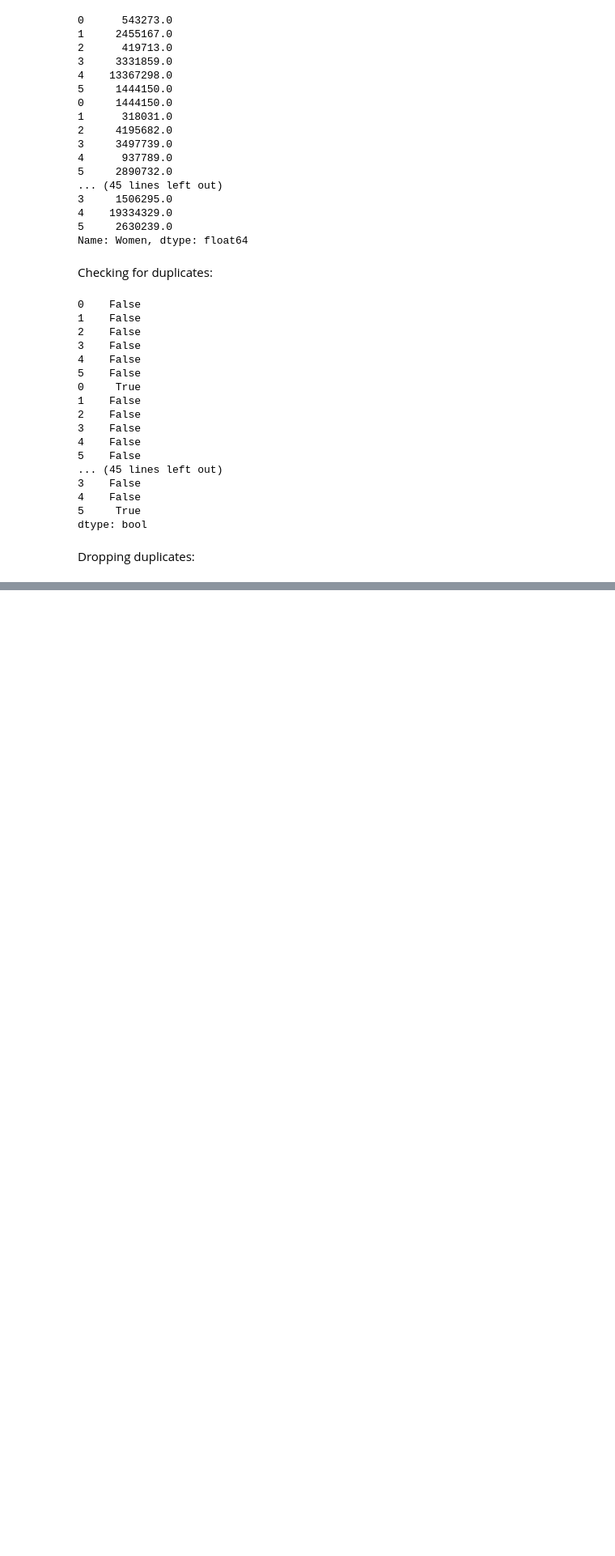
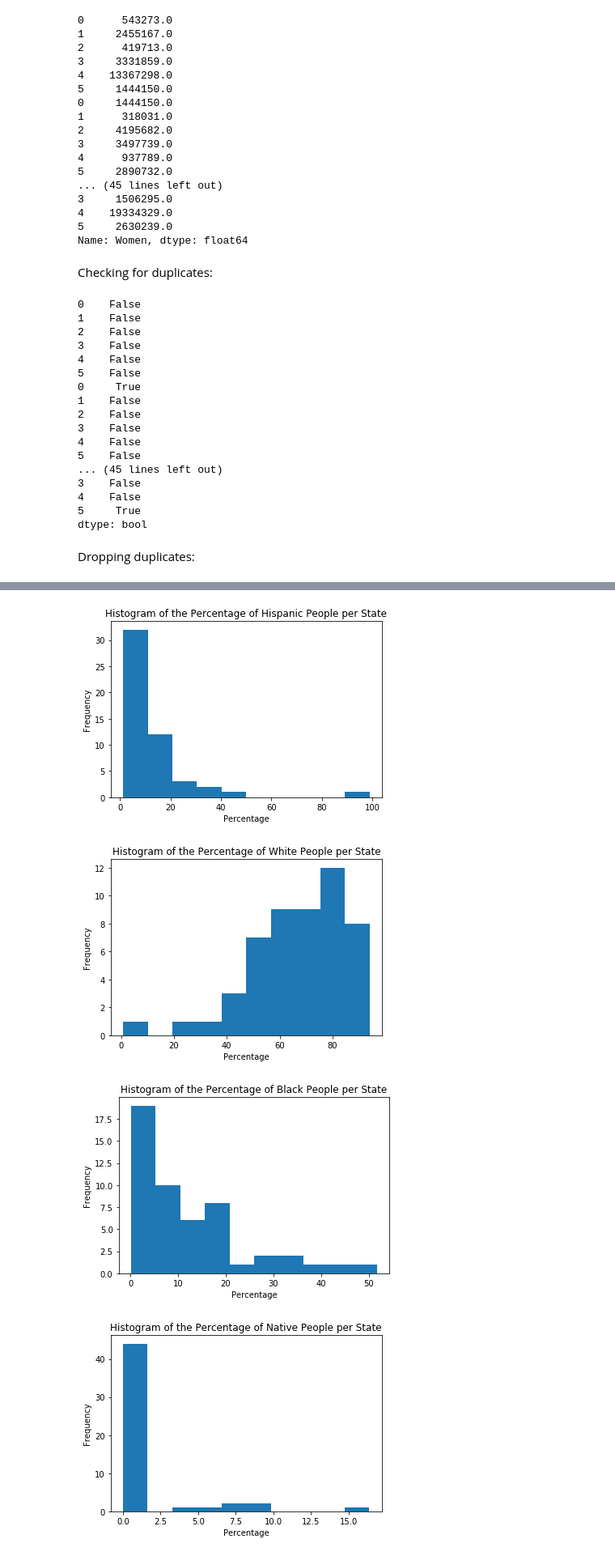
Before and after one commit to deepliya/Cleaning-US-Census-Data, a Jupyter notebook: Cleaning-US-Census-Data.ipynb, the cells around one changed output, grey strips where cells are left out. Shown: that part at 81% size. Saved outputs shown, nothing was run; the diff lists cells and outputs as text; code cells hidden in the pictures; blank space fills up the shorter version.

```diff
--- a/Cleaning-US-Census-Data.ipynb
+++ b/Cleaning-US-Census-Data.ipynb
@@ -219,0 +237,27 @@ census
+# %%
+for race in ['Hispanic', 'White', 'Black', 'Native', 'Asian', 'Pacific']:
+    for index in range(0,len(us_census)):
+        string = str(us_census[race].iat[index])
+        replace = string.replace('%', '')
+        if (replace == "nan"):
+            replace = ""
+        us_census[race].iat[index] = replace
+    us_census[race] = pd.to_numeric(us_census[race])
+
+us_census['Pacific'] = us_census['Pacific'].fillna(100 - us_census['Hispanic'] - us_census['White'] - us_census['Black'] - us_census['Native'] - us_census['Asian'])
+
+census = us_census.drop_duplicates(subset = us_census.columns[1:])
+census
+
+for race in ['Hispanic', 'White', 'Black', 'Native', 'Asian', 'Pacific']:
+    plt.hist(census[race])
+    plt.title("Histogram of the Percentage of {} People per State".format(race))
+    plt.xlabel("Percentage")
+    plt.ylabel("Frequency")
+    plt.show()
+    plt.clf()
+# %% [output]
+[figure, added]
+[figure, added]
+[figure, added]
+[figure, added]
```
Also changed, not shown: parts of 6 cells of this notebook.
